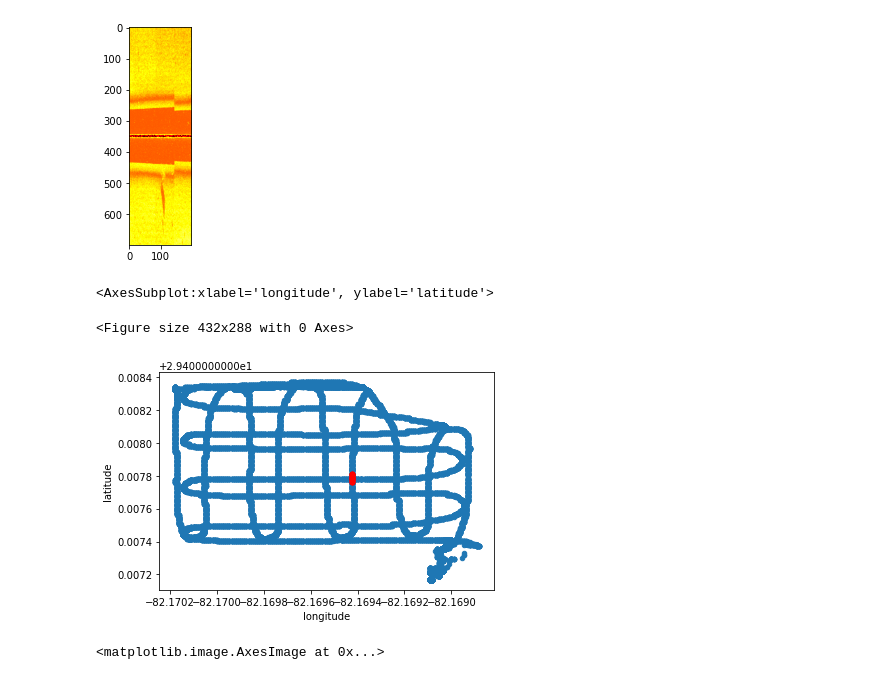
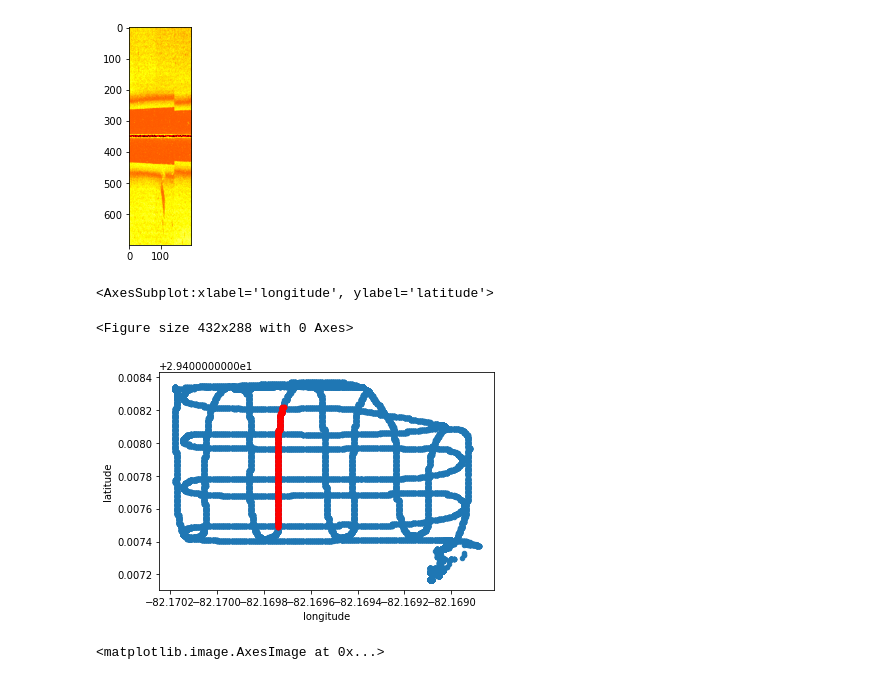
Before and after one commit to andrespulido8/sonar_sparse_point_cloud, a Jupyter notebook: read_echogram.ipynb, the cells around one changed output. Cells and saved outputs as stored; diff of their text form; code cells hidden in the pictures.

```diff
--- a/read_echogram.ipynb
+++ b/read_echogram.ipynb
@@ -206,15 +211,20 @@ plt.imshow(echogram6mph.echo[:,ea_we], cmap='hot')
 <matplotlib.image.AxesImage at 0x...>
 [figure]
 # %%
-no_so = range(5060,5110)
+no_so = range(6700,7400)
+
+# nsline2 = range(4650,5380)
+# nsline3 = range(5640,6350)
+# nsline4 = range(6700,7400)
+
 fig = plt.figure()
 ax2 = df2.plot.scatter(x="longitude", y="latitude")
 df2.loc[no_so,:].plot.scatter(x="longitude", y="latitude", c='red', ax=ax2)
 # both combined - np.r_[6100:6300,15600:15800]
 # %% [output]
 <AxesSubplot:xlabel='longitude', ylabel='latitude'>
 <Figure size 432x288 with 0 Axes>
-[figure, old version]
+[figure, new version]
 # %%
 plt.imshow(echogram6mph.echo[:,no_so], cmap='hot')
 # %% [output]
```
Also changed, not shown: parts of 8 cells of this notebook.
